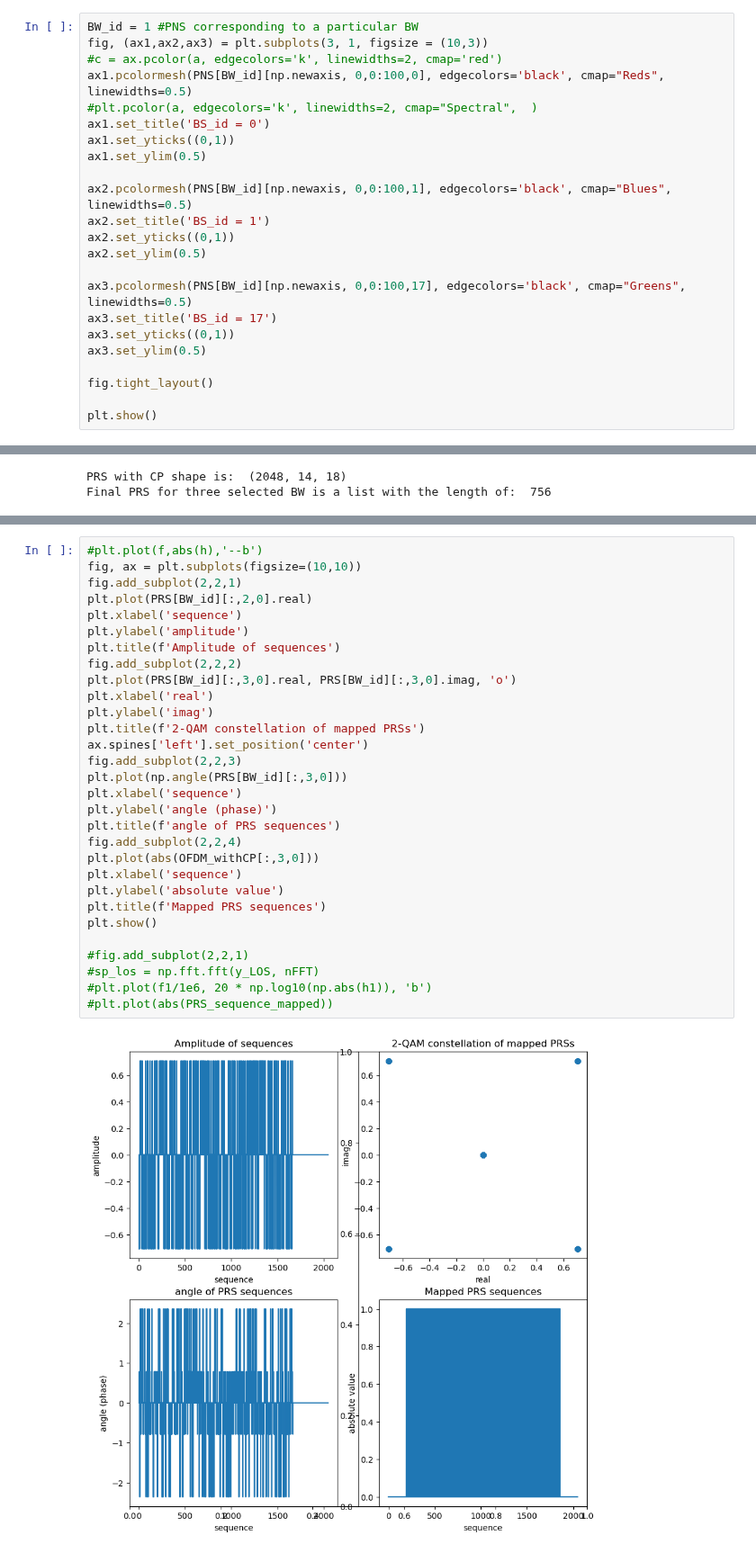
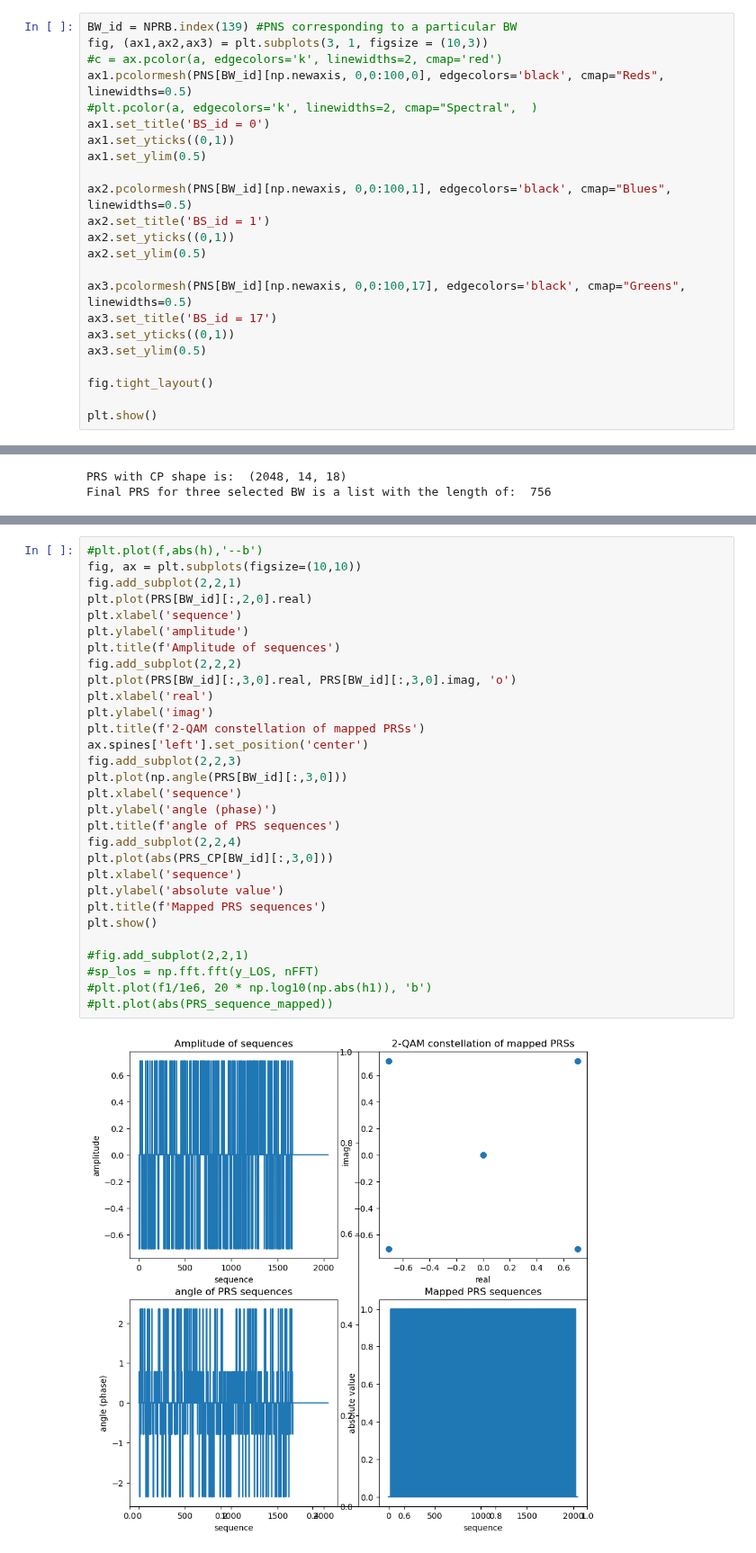
Before and after one commit to hamedtea/thesis, a Jupyter notebook: PRS_maker.ipynb, the cells around one changed output, grey strips where cells are left out. Shown at 90% size. Drawn from its saved outputs; the diff is of its cells as text.

```diff
--- a/PRS_maker.ipynb
+++ b/PRS_maker.ipynb
@@ -149,7 +149,7 @@ the shape of PNS is (5, 824, 18)
 the shape of PNS is (5, 880, 18)
 PNS is repeated for BW [80.64, 100.08, 120.24]MHz
 # %%
-BW_id = 1 #PNS corresponding to a particular BW
+BW_id = NPRB.index(139) #PNS corresponding to a particular BW
 fig, (ax1,ax2,ax3) = plt.subplots(3, 1, figsize = (10,3))
 #c = ax.pcolor(a, edgecolors='k', linewidths=2, cmap='red')
 ax1.pcolormesh(PNS[BW_id][np.newaxis, 0,0:100,0], edgecolors='black', cmap="Reds", linewidths=0.5)
@@ -354,32 +354,32 @@ Text(1.0, 1.0, 'BS id = 0 \n PRS ID = 1009')
 # %%
 #plt.plot(f,abs(h),'--b')
 fig, ax = plt.subplots(figsize=(10,10))
 fig.add_subplot(2,2,1)
 plt.plot(PRS[BW_id][:,2,0].real)
 plt.xlabel('sequence')
 plt.ylabel('amplitude')
 plt.title(f'Amplitude of sequences')
 fig.add_subplot(2,2,2)
 plt.plot(PRS[BW_id][:,3,0].real, PRS[BW_id][:,3,0].imag, 'o')
 plt.xlabel('real')
 plt.ylabel('imag')
 plt.title(f'2-QAM constellation of mapped PRSs')
 ax.spines['left'].set_position('center')
 fig.add_subplot(2,2,3)
 plt.plot(np.angle(PRS[BW_id][:,3,0]))
 plt.xlabel('sequence')
 plt.ylabel('angle (phase)')
 plt.title(f'angle of PRS sequences')
 fig.add_subplot(2,2,4)
-plt.plot(abs(OFDM_withCP[:,3,0]))
+plt.plot(abs(PRS_CP[BW_id][:,3,0]))
 plt.xlabel('sequence')
 plt.ylabel('absolute value')
 plt.title(f'Mapped PRS sequences')
 plt.show()
 
 #fig.add_subplot(2,2,1)
 #sp_los = np.fft.fft(y_LOS, nFFT)
 #plt.plot(f1/1e6, 20 * np.log10(np.abs(h1)), 'b')
 #plt.plot(abs(PRS_sequence_mapped))
 # %% [output]
-[figure, old version]
+[figure, new version]
```
Also changed, not shown: parts of 2 cells of this notebook, 1 other file.
